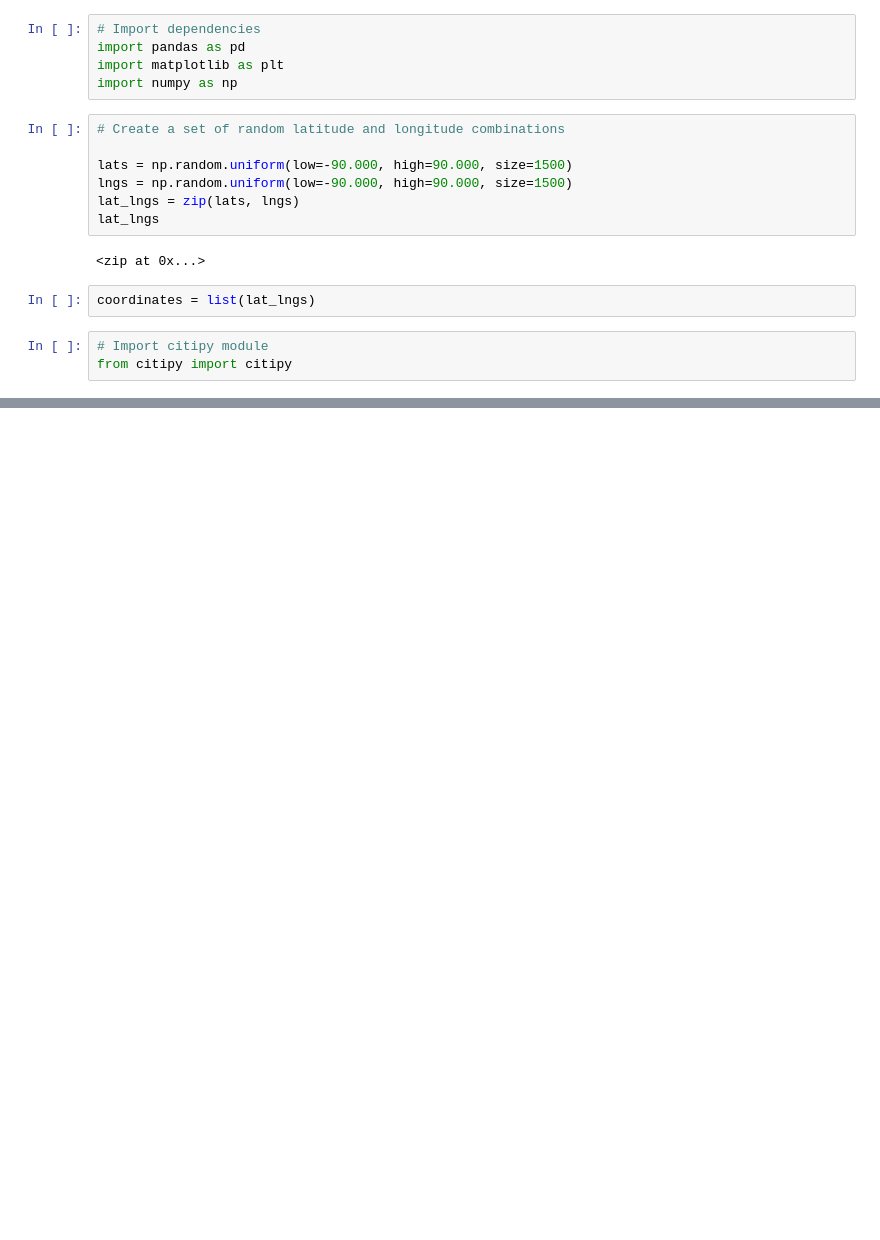
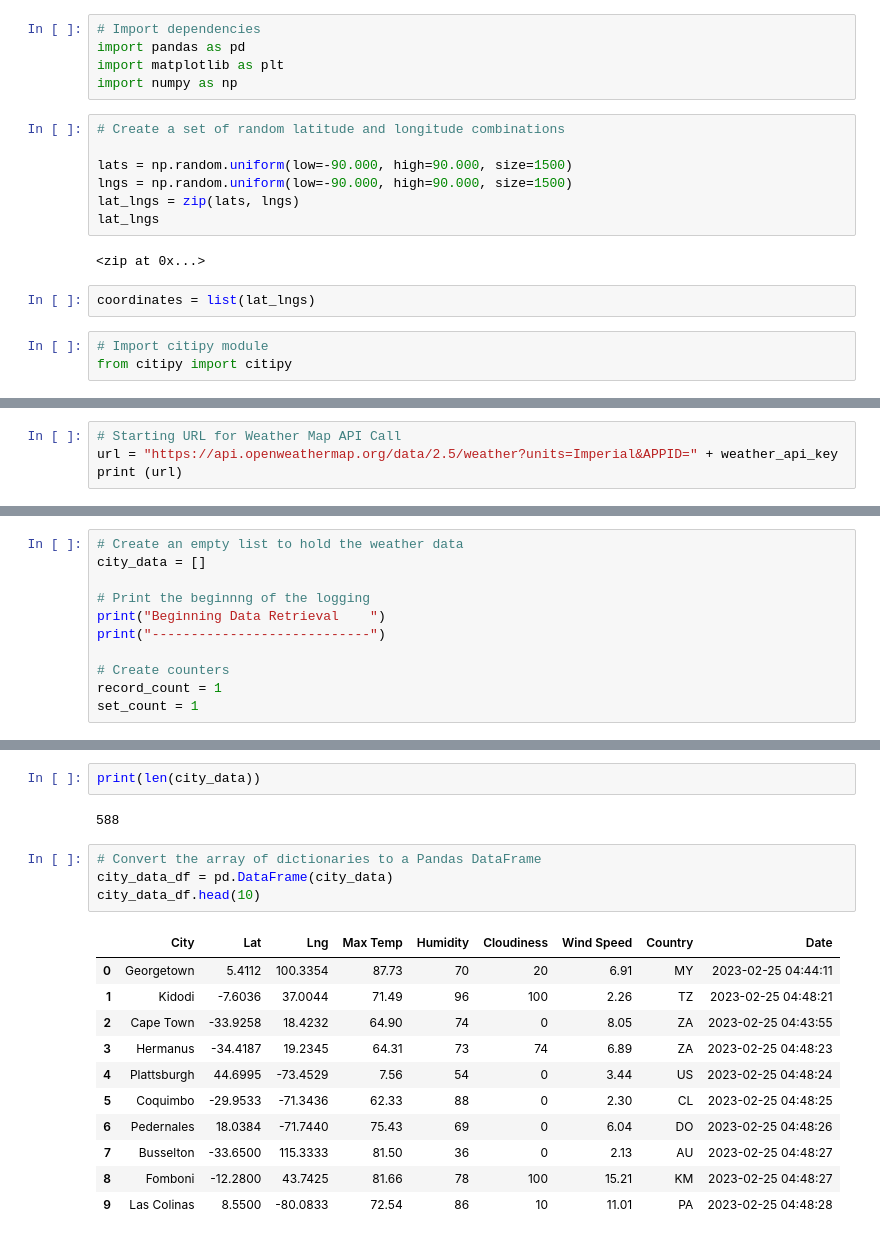
Before and after one commit to blprentice/mod06_world_weather_analysis, a Jupyter notebook: WeatherPy.ipynb, the cells around one changed output, grey strips where cells are left out. Cells and saved outputs as stored; diff of their text form; blank space fills up the shorter version.

Commit message:
Modifying .gitignore and adding WeatherPy file

```diff
--- a/WeatherPy.ipynb
+++ b/WeatherPy.ipynb
@@ -33,0 +40,4 @@ len(cities)
+# %%
+# Starting URL for Weather Map API Call
+url = "https://api.openweathermap.org/data/2.5/weather?units=Imperial&APPID=" + weather_api_key
+print (url)
@@ -33,0 +50,11 @@ len(cities)
+# %%
+# Create an empty list to hold the weather data
+city_data = []
+
+# Print the beginnng of the logging
+print("Beginning Data Retrieval    ")
+print("----------------------------")
+
+# Create counters
+record_count = 1
+set_count = 1
@@ -33,0 +134,20 @@ len(cities)
+# %%
+print(len(city_data))
+# %% [output]
+588
+# %%
+# Convert the array of dictionaries to a Pandas DataFrame
+city_data_df = pd.DataFrame(city_data)
+city_data_df.head(10)
+# %% [output]
+|  | City | Lat | Lng | Max Temp | Humidity | Cloudiness | Wind Speed | Country | Date |
+| 0 | Georgetown | 5.4112 | 100.3354 | 87.73 | 70 | 20 | 6.91 | MY | 2023-02-25 04:44:11 |
+| 1 | Kidodi | -7.6036 | 37.0044 | 71.49 | 96 | 100 | 2.26 | TZ | 2023-02-25 04:48:21 |
+| 2 | Cape Town | -33.9258 | 18.4232 | 64.90 | 74 | 0 | 8.05 | ZA | 2023-02-25 04:43:55 |
+| 3 | Hermanus | -34.4187 | 19.2345 | 64.31 | 73 | 74 | 6.89 | ZA | 2023-02-25 04:48:23 |
+| 4 | Plattsburgh | 44.6995 | -73.4529 | 7.56 | 54 | 0 | 3.44 | US | 2023-02-25 04:48:24 |
+| 5 | Coquimbo | -29.9533 | -71.3436 | 62.33 | 88 | 0 | 2.30 | CL | 2023-02-25 04:48:25 |
+| 6 | Pedernales | 18.0384 | -71.7440 | 75.43 | 69 | 0 | 6.04 | DO | 2023-02-25 04:48:26 |
+| 7 | Busselton | -33.6500 | 115.3333 | 81.50 | 36 | 0 | 2.13 | AU | 2023-02-25 04:48:27 |
+| 8 | Fomboni | -12.2800 | 43.7425 | 81.66 | 78 | 100 | 15.21 | KM | 2023-02-25 04:48:27 |
+| 9 | Las Colinas | 8.5500 | -80.0833 | 72.54 | 86 | 10 | 11.01 | PA | 2023-02-25 04:48:28 |
```
Also changed, not shown: parts of 8 cells of this notebook.
